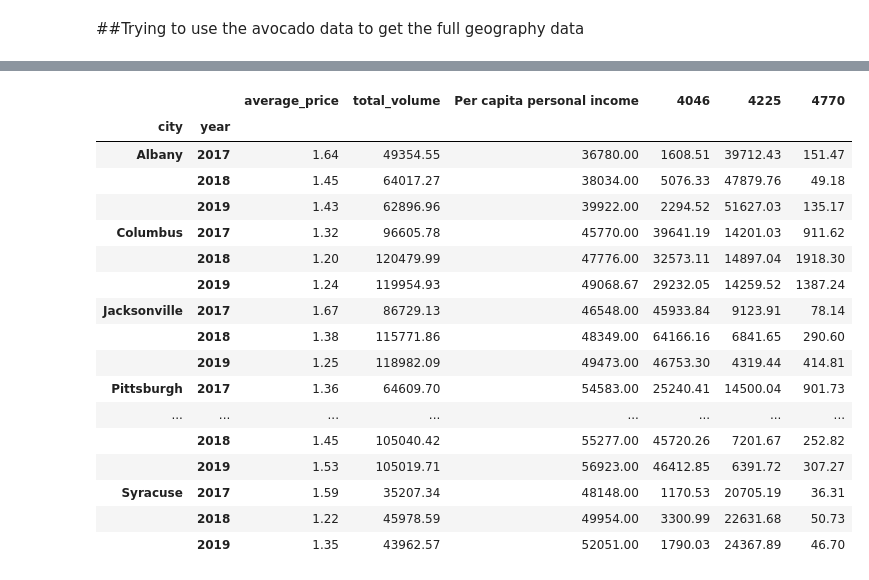
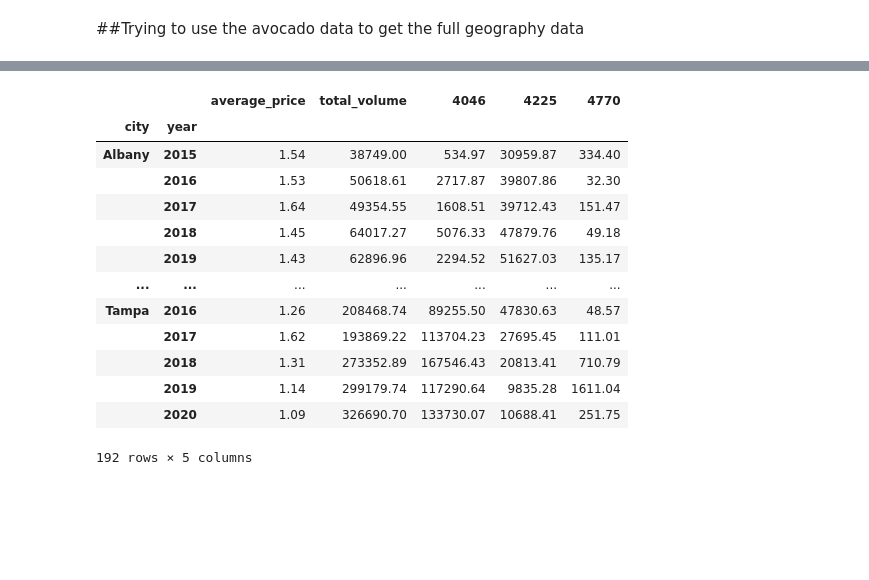
Before and after one commit to efennie/project_one, a Jupyter notebook: Question_1.ipynb, the cells around one changed output, grey strips where cells are left out. Saved outputs shown, nothing was run; the diff lists cells and outputs as text; code cells hidden in the pictures; blank space fills up the shorter version.

```diff
--- a/Question_1.ipynb
+++ b/Question_1.ipynb
@@ -31,5 +31,4 @@ avocado_df
 ##Trying to use the avocado data to get the full geography data
 # %%
 avocado_cities=avocado_df[avocado_df.geography != 'Total U.S.']
-#avocado_cities = avocado_df.drop(index= 'geography', labels=['Total U.S.', 'Baltimore/Washington', 'Buffalo/Rochester', 'California', 'Cincinnati/Dayton', 'Dallas/Ft. Worth', 'Harrisburg/Scranton', 'Hartford/Springfield', 'Miami/Ft. Lauderdale', 'Midsouth', 'New Orleans/Mobile', 'Northeast', 'Northern New England', 'Phoenix/Tucson','Raleigh/Greensboro', 'Richmond/Norfolk', 'Southeast', 'West', 'West Tex/New Mexico', 'Great Lakes', 'South Central'])
-avocado_cities.head()
+bad_geos = ['Baltimore/Washington', 'Buffalo/Rochester', 'California', 'Cincinnati/Dayton', 'Dallas/Ft. Worth', 'Harrisburg/Scranton', 'Hartford/Springfield', 'Miami/Ft. Lauderdale', 'Midsouth', 'New Orleans/Mobile', 'Northeast', 'Northern New England', 'Phoenix/Tucson','Raleigh/Greensboro', 'Richmond/Norfolk', 'Southeast', 'West', 'West Tex/New Mexico', 'Great Lakes', 'South Central', 'Plains']
@@ -83,0 +35,3 @@ merged_df
+# %%
+new_avocado = avocado_cities[~avocado_cities['geography'].isin(bad_geos)]
+new_avocado
@@ -84,8 +52,8 @@ merged_df
 # %%
 #Changing Date to ONLY reflect the month
-split_cols = merged_df['date'].str.split('-',expand=True)
-split_cols.columns = [f'Split-{i}' for i in range(3)]
-new_merge = merged_df.join(split_cols)
-new_merge
+split_col = new_avocado['date'].str.split('-',expand=True)
+split_col.columns = [f'Split-{i}' for i in range(3)]
+newer_avocado = new_avocado.join(split_col)
+newer_avocado
 # %% [output]
 |  | date | average_price | total_volume | 4046 | 4225 | 4770 | total_bags | small_bags | large_bags | ... |
@@ -104,6 +72,6 @@ new_merge
 # %%
 #make it pretty
-renamed_merge = new_merge.rename(columns={'Split-1':'month', 'geography':'city'})
-clean_merge = renamed_merge[['month', 'year', 'city', 'average_price', 'total_volume','Per capita personal income', '4046', '4225', '4770', 'type']]
-clean_merge.head()
+final_avocado = newer_avocado.rename(columns={'Split-1':'month', 'geography':'city'})
+clean_avocado = final_avocado[['month', 'year', 'city', 'average_price', 'total_volume', '4046', '4225', '4770', 'type']]
+clean_avocado.head()
 # %% [output]
@@ -116,23 +84,19 @@ clean_merge.head()
 # %%
-grouped_by_city_year = pd.DataFrame(clean_merge.groupby(["city", "year"]).mean().round(2))
-grouped_by_city_year
+grouped_year_city = pd.DataFrame(clean_avocado.groupby(["city", "year"]).mean().round(2))
+grouped_year_city
 # %% [output]
-|  |  | average_price | total_volume | Per capita personal income | 4046 | 4225 | 4770 |
-| city | year |  |  |  |  |  |  |
-| Albany | 2017 | 1.64 | 49354.55 | 36780.00 | 1608.51 | 39712.43 | 151.47 |
-|  | 2018 | 1.45 | 64017.27 | 38034.00 | 5076.33 | 47879.76 | 49.18 |
-|  | 2019 | 1.43 | 62896.96 | 39922.00 | 2294.52 | 51627.03 | 135.17 |
-| Columbus | 2017 | 1.32 | 96605.78 | 45770.00 | 39641.19 | 14201.03 | 911.62 |
-|  | 2018 | 1.20 | 120479.99 | 47776.00 | 32573.11 | 14897.04 | 1918.30 |
-|  | 2019 | 1.24 | 119954.93 | 49068.67 | 29232.05 | 14259.52 | 1387.24 |
-| Jacksonville | 2017 | 1.67 | 86729.13 | 46548.00 | 45933.84 | 9123.91 | 78.14 |
-|  | 2018 | 1.38 | 115771.86 | 48349.00 | 64166.16 | 6841.65 | 290.60 |
-|  | 2019 | 1.25 | 118982.09 | 49473.00 | 46753.30 | 4319.44 | 414.81 |
-| Pittsburgh | 2017 | 1.36 | 64609.70 | 54583.00 | 25240.41 | 14500.04 | 901.73 |
-| ... | ... | ... | ... | ... | ... | ... | ... |
-|  | 2018 | 1.45 | 105040.42 | 55277.00 | 45720.26 | 7201.67 | 252.82 |
-|  | 2019 | 1.53 | 105019.71 | 56923.00 | 46412.85 | 6391.72 | 307.27 |
-| Syracuse | 2017 | 1.59 | 35207.34 | 48148.00 | 1170.53 | 20705.19 | 36.31 |
-|  | 2018 | 1.22 | 45978.59 | 49954.00 | 3300.99 | 22631.68 | 50.73 |
-|  | 2019 | 1.35 | 43962.57 | 52051.00 | 1790.03 | 24367.89 | 46.70 |
+|  |  | average_price | total_volume | 4046 | 4225 | 4770 |
+| city | year |  |  |  |  |  |
+| Albany | 2015 | 1.54 | 38749.00 | 534.97 | 30959.87 | 334.40 |
+|  | 2016 | 1.53 | 50618.61 | 2717.87 | 39807.86 | 32.30 |
+|  | 2017 | 1.64 | 49354.55 | 1608.51 | 39712.43 | 151.47 |
+|  | 2018 | 1.45 | 64017.27 | 5076.33 | 47879.76 | 49.18 |
+|  | 2019 | 1.43 | 62896.96 | 2294.52 | 51627.03 | 135.17 |
+| ... | ... | ... | ... | ... | ... | ... |
+| Tampa | 2016 | 1.26 | 208468.74 | 89255.50 | 47830.63 | 48.57 |
+|  | 2017 | 1.62 | 193869.22 | 113704.23 | 27695.45 | 111.01 |
+|  | 2018 | 1.31 | 273352.89 | 167546.43 | 20813.41 | 710.79 |
+|  | 2019 | 1.14 | 299179.74 | 117290.64 | 9835.28 | 1611.04 |
+|  | 2020 | 1.09 | 326690.70 | 133730.07 | 10688.41 | 251.75 |
+192 rows × 5 columns
 # %%
```
Also changed, not shown: parts of 9 cells of this notebook.
